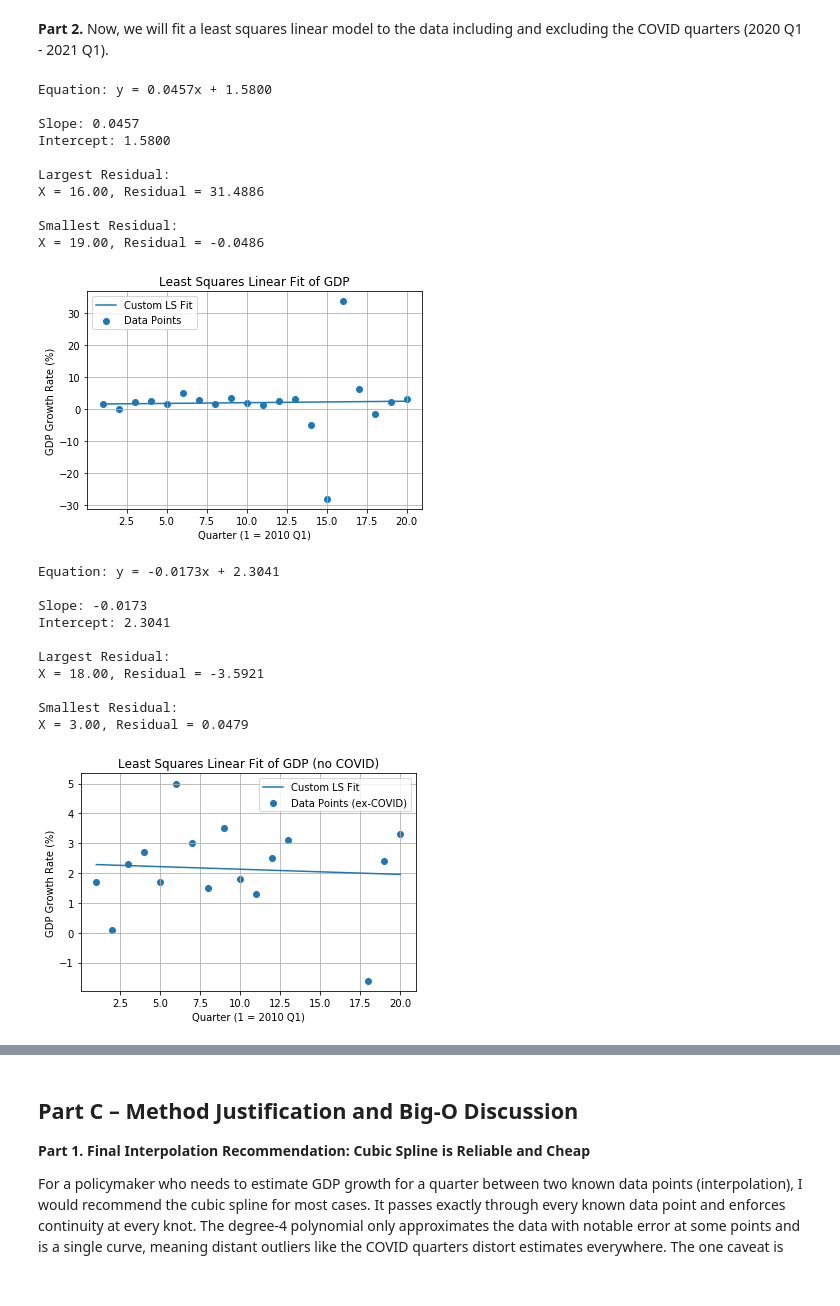
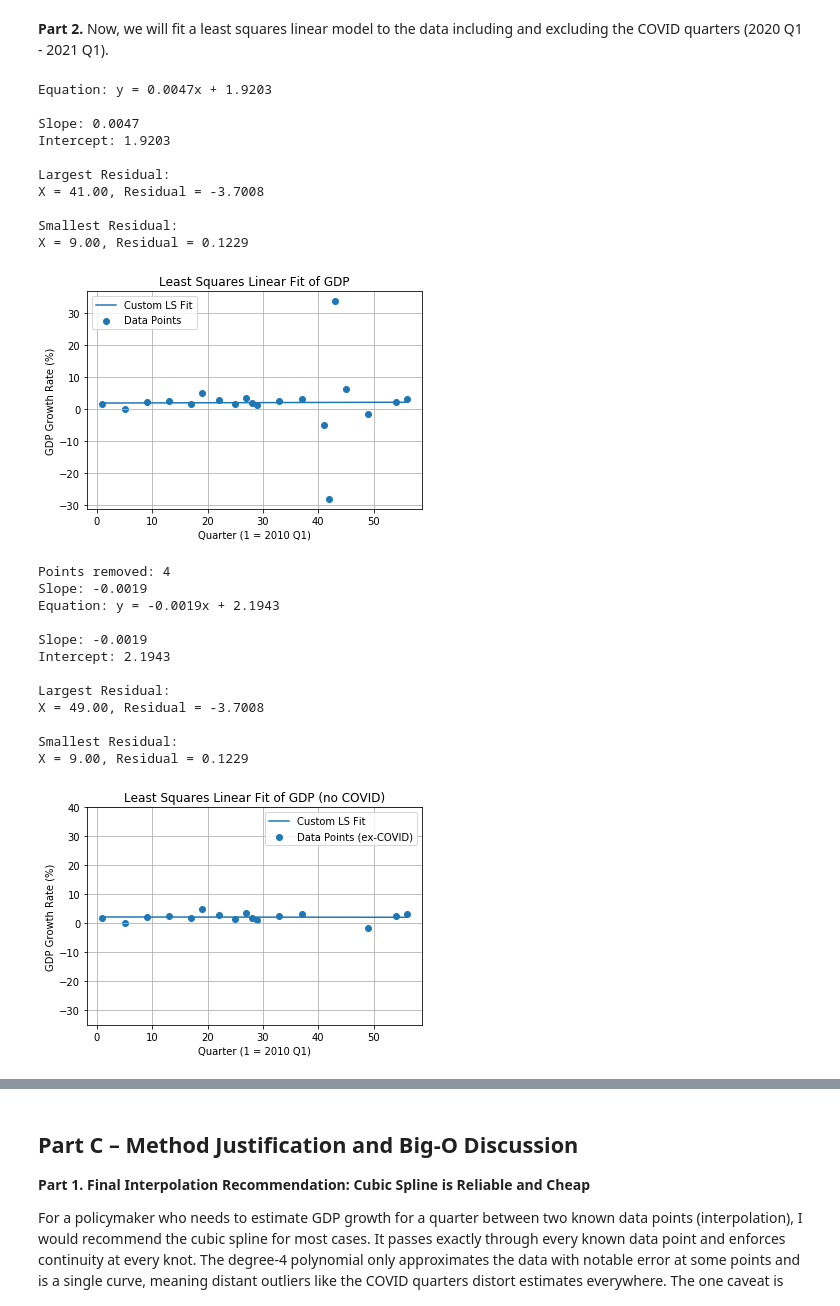
Before and after one commit to marygraysonh/coe311k-homework, a Jupyter notebook: gdp_project-mh63289.ipynb, the cells around one changed output, grey strips where cells are left out. Cells and saved outputs as stored; diff of their text form; code cells hidden in the pictures.

```diff
--- a/gdp_project-mh63289.ipynb
+++ b/gdp_project-mh63289.ipynb
@@ -266,18 +266,14 @@ def my_least_squares(x, y):
     b = (sum_y - m * sum_x) / n
     return m, b
 
-# Data with COVID quarters
-X = x_data
-Y = y_data
-X = np.sort(X)
+# redefining the data
+x = np.array([1, 5, 9, 13, 17, 19, 22, 25, 27, 28, 29, 33, 37, 41, 42, 43, 45, 49, 54, 56])
+y = np.array([1.7, 0.1, 2.3, 2.7, 1.7, 5.0, 3.0, 1.5, 3.5, 1.8, 1.3, 2.5, 3.1, -5.1, -28.1, 33.8, 6.3, -1.6, 2.4, 3.3])
 
+# WITH COVID
+X = x
+Y = y
 m, b = my_least_squares(X, Y)
-
-# Evaluate and residuals
-Y_pred = m * X + b
-residuals = Y - Y_pred
-max_residual_index = np.argmax(np.abs(residuals))
-min_residual_index = np.argmin(np.abs(residuals))
 
 print(f"Equation: y = {m:.4f}x + {b:.4f}")
 print(f"\nSlope: {m:.4f}")
@@ -299,13 +295,16 @@ plt.legend()
 plt.grid(True)
 plt.show()
 
-# Exclude COVID quarters
+
+# WITHOUT COVID
 # Asked Claude how to best remove the COVID quarters - suggested mask method
-covid_set = {14.0, 15.0, 16.0, 17.0}
-mask = np.array([xi not in covid_set for xi in x_data])
-X = x_data[mask]
-Y = y_data[mask]
-X = np.sort(X)
+covid_set = {41, 42, 43, 45}
+mask = np.array([xi not in covid_set for xi in x])
+X = x[mask]
+Y = y[mask]
+print("Points removed:", (~mask).sum())
+m, b = my_least_squares(X, Y)
+print(f"Slope: {m:.4f}")
 
 m, b = my_least_squares(X, Y)
 
@@ -318,43 +317,46 @@ min_residual_index = np.argmin(np.abs(residuals))
 print(f"Equation: y = {m:.4f}x + {b:.4f}")
 print(f"\nSlope: {m:.4f}")
 print(f"Intercept: {b:.4f}")
 print("\nLargest Residual:")
 print(f"X = {X[max_residual_index]:.2f}, Residual = {residuals[max_residual_index]:.4f}")
 print("\nSmallest Residual:")
 print(f"X = {X[min_residual_index]:.2f}, Residual = {residuals[min_residual_index]:.4f}")
 
 # Plot
 x_line = np.linspace(min(X), max(X), 100)
 y_line = m * x_line + b
 plt.scatter(X, Y, label="Data Points (ex-COVID)")
 plt.plot(x_line, y_line, label="Custom LS Fit")
+plt.ylim(-35, 40)
 plt.xlabel("Quarter (1 = 2010 Q1)")
 plt.ylabel("GDP Growth Rate (%)")
 plt.title("Least Squares Linear Fit of GDP (no COVID)")
 plt.legend()
 plt.grid(True)
 plt.show()
 # %% [output]
-Equation: y = 0.0457x + 1.5800
+Equation: y = 0.0047x + 1.9203
 
-Slope: 0.0457
-Intercept: 1.5800
+Slope: 0.0047
+Intercept: 1.9203
 
 Largest Residual:
-X = 16.00, Residual = 31.4886
+X = 41.00, Residual = -3.7008
 
 Smallest Residual:
-X = 19.00, Residual = -0.0486
+X = 9.00, Residual = 0.1229
-[figure, old version]
+[figure, new version]
-Equation: y = -0.0173x + 2.3041
+Points removed: 4
+Slope: -0.0019
+Equation: y = -0.0019x + 2.1943
 
-Slope: -0.0173
-Intercept: 2.3041
+Slope: -0.0019
+Intercept: 2.1943
 
 Largest Residual:
-X = 18.00, Residual = -3.5921
+X = 49.00, Residual = -3.7008
 
 Smallest Residual:
-X = 3.00, Residual = 0.0479
+X = 9.00, Residual = 0.1229
-[figure, old version]
+[figure, new version]
 # %% [markdown]
```
Also changed, not shown: parts of 1 cell of this notebook.
